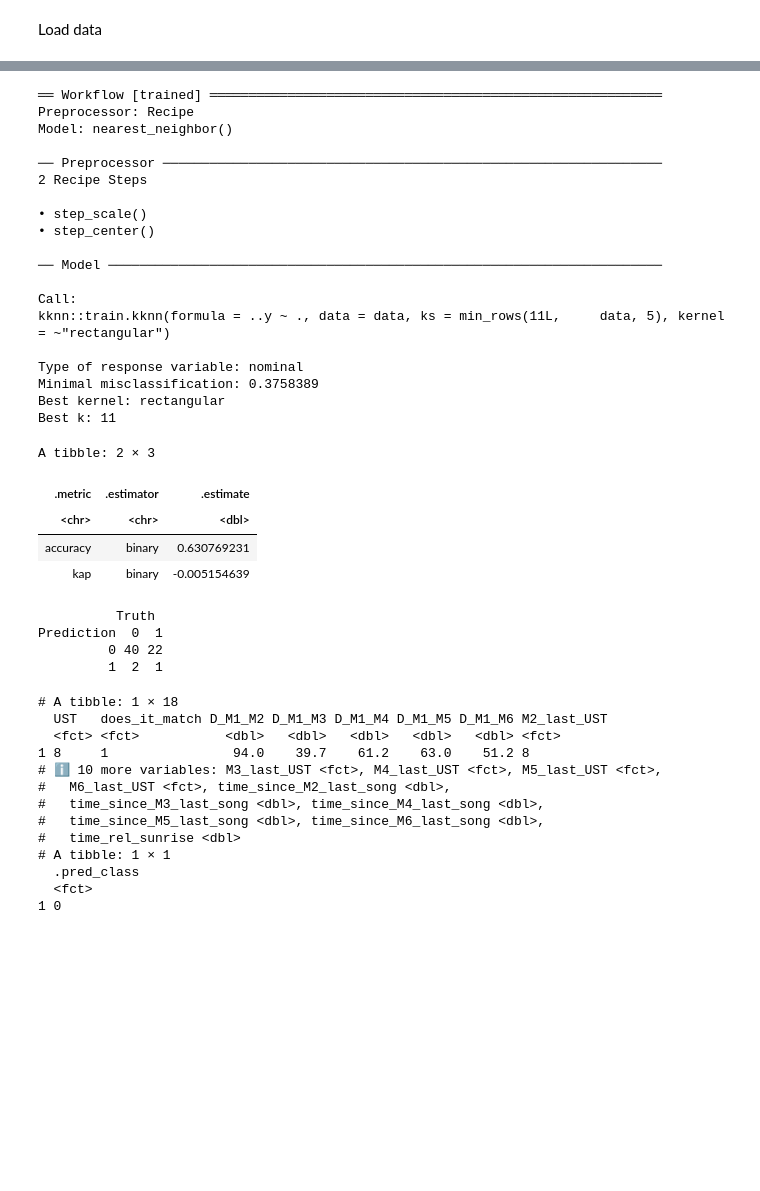
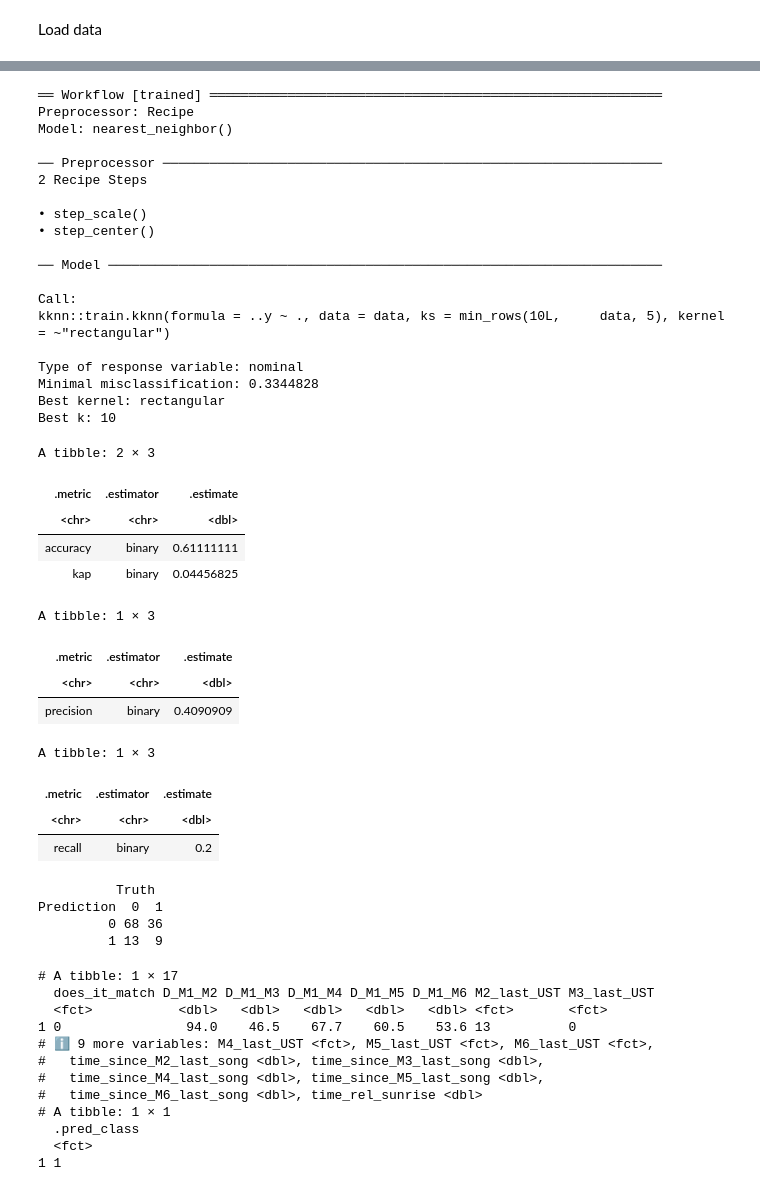
Before and after one commit to jsanvik/Birdsong, a Jupyter notebook: 03 Modelling/01 match_knn.ipynb, the cells around one changed output, grey strips where cells are left out. Saved outputs shown, nothing was run; the diff lists cells and outputs as text; code cells hidden in the pictures; blank space fills up the shorter version.

```diff
--- a/03 Modelling/01 match_knn.ipynb
+++ b/03 Modelling/01 match_knn.ipynb
@@ -46,11 +46,12 @@ dttm  (1): DateTime
 ℹ Specify the column types or set `show_col_types = FALSE` to quiet this message.
 # %%
 # Model Inputs
-model_inputs <- c(
-        "UST", "does_it_match",
+model_columns <- c(
+        # "UST",
+        "does_it_match",
         "D_M1_M2", "D_M1_M3", "D_M1_M4", "D_M1_M5", "D_M1_M6",
         # TODO: Add M1 last UST, but shift it 1 back (not M1's current song, but M1's previous song)
-        "M2_last_UST", "M3_last_UST", "M4_last_UST", "M5_last_UST", "M6_last_UST",
+        "M2_last_UST", "M3_last_UST", "M4_last_UST", "M5_last_UST", "M6_last_UST", # TODO: These are categorical variables, how does this implementation of knn handle those?
         # "time_M1_last_song", "time_M2_last_song", "time_M3_last_song", "time_M4_last_song", "time_M5_last_song", "time_M6_last_song",
     	"time_since_M2_last_song", "time_since_M3_last_song", "time_since_M4_last_song", "time_since_M5_last_song", "time_since_M6_last_song", # did not include time since M1 last song because it is always 0
         "time_rel_sunrise"
@@ -61,7 +62,7 @@ data <- data %>%
     mutate(across(contains("UST"), ~ as.factor(.x)),
         does_it_match = as.factor(does_it_match),
         number_of_matches = as.integer(number_of_matches)) %>%
-    select(model_inputs)
+    select(model_columns)
 # %% [output]
 Warning message:
 "Using an external vector in selections was deprecated in tidyselect 1.1.0.
@@ -126,7 +126,7 @@ recipe <- recipe(does_it_match ~ ., data = train_data) %>%
     step_center(all_numeric()) # center all numeric predictors
 # %%
 # Create model specification
-k_model_tuning_spec <- nearest_neighbor(weight_func = "rectangular", neighbors=tune()) %>%
+k_model_tuning_spec <- nearest_neighbor(weight_func = tune(), neighbors=tune()) %>%
     set_engine("kknn") %>%
     set_mode("classification")
 # %%
@@ -135,7 +135,7 @@ k_model_tuning <- workflow() %>%
     add_recipe(recipe) %>%
     add_model(k_model_tuning_spec) %>%
 
-        tune_grid(resamples = train_vfold) # for v-fold cross validation, tuning k parameter
+        tune_grid(resamples = train_vfold, neighbors = k_vals) # for v-fold cross validation, tuning k parameter
         # fit(data = train_data) # to train on whole train set with no validation set
 
 k_model_tuning
@@ -220,12 +222,12 @@ Model: nearest_neighbor()
 ── Model ───────────────────────────────────────────────────────────────────────
 
 Call:
-kknn::train.kknn(formula = ..y ~ ., data = data, ks = min_rows(11L,     data, 5), kernel = ~"rectangular")
+kknn::train.kknn(formula = ..y ~ ., data = data, ks = min_rows(10L,     data, 5), kernel = ~"rectangular")
 
 Type of response variable: nominal
-Minimal misclassification: 0.3758389
+Minimal misclassification: 0.3344828
 Best kernel: rectangular
-Best k: 11
+Best k: 10
 # %%
 # Predict on the test set, and create a new DataFrame with inputs and outputs
 test_predictions <- model %>% predict(test_data) %>%
@@ -233,15 +235,24 @@ test_predictions <- model %>% predict(test_data) %>%
 # %%
 # test_predictions
 # %%
-# What was the accuracy of our model?
-test_predictions %>%
-    metrics(truth = does_it_match, estimate = .pred_class)
+# What was the accuracy, precision, and recall of our model?
+test_predictions %>% metrics(truth = does_it_match, estimate = .pred_class)
+test_predictions %>% precision(truth = does_it_match, estimate = .pred_class, event_level = "second") # Precision = correct positive predictions / total positive predictions
+test_predictions %>% recall(truth = does_it_match, estimate = .pred_class, event_level = "second") # Recall = correct positive predictions / total positive test set observations
 # %% [output]
 A tibble: 2 × 3
 | .metric | .estimator | .estimate |
 | <chr> | <chr> | <dbl> |
-| accuracy | binary | 0.630769231 |
-| kap | binary | -0.005154639 |
+| accuracy | binary | 0.61111111 |
+| kap | binary | 0.04456825 |
+A tibble: 1 × 3
+| .metric | .estimator | .estimate |
+| <chr> | <chr> | <dbl> |
+| precision | binary | 0.4090909 |
+A tibble: 1 × 3
+| .metric | .estimator | .estimate |
+| <chr> | <chr> | <dbl> |
+| recall | binary | 0.2 |
 # %%
 # test_predictions %>% pull(does_it_match) %>% levels()
 confusion_matrix <- test_predictions %>%
@@ -250,8 +261,8 @@ confusion_matrix
 # %% [output]
           Truth
 Prediction  0  1
-         0 40 22
-         1  2  1
+         0 68 36
+         1 13  9
 # %%
 # Test classifier on a random row in the DataFrame
 test_observation <- slice_sample(test_data %>% mutate(across(where(is.numeric), ~ replace_na(.x, 0))), n=1)
@@ -259,16 +270,15 @@ print(test_observation)
 test_prediction <- model %>% predict(test_observation)
 print(test_prediction)
 # %% [output]
-# A tibble: 1 × 18
-  UST   does_it_match D_M1_M2 D_M1_M3 D_M1_M4 D_M1_M5 D_M1_M6 M2_last_UST
-  <fct> <fct>           <dbl>   <dbl>   <dbl>   <dbl>   <dbl> <fct>
-1 8     1                94.0    39.7    61.2    63.0    51.2 8
-# ℹ 10 more variables: M3_last_UST <fct>, M4_last_UST <fct>, M5_last_UST <fct>,
-#   M6_last_UST <fct>, time_since_M2_last_song <dbl>,
-#   time_since_M3_last_song <dbl>, time_since_M4_last_song <dbl>,
-#   time_since_M5_last_song <dbl>, time_since_M6_last_song <dbl>,
-#   time_rel_sunrise <dbl>
+# A tibble: 1 × 17
+  does_it_match D_M1_M2 D_M1_M3 D_M1_M4 D_M1_M5 D_M1_M6 M2_last_UST M3_last_UST
+  <fct>           <dbl>   <dbl>   <dbl>   <dbl>   <dbl> <fct>       <fct>
+1 0                94.0    46.5    67.7    60.5    53.6 13          0
+# ℹ 9 more variables: M4_last_UST <fct>, M5_last_UST <fct>, M6_last_UST <fct>,
+#   time_since_M2_last_song <dbl>, time_since_M3_last_song <dbl>,
+#   time_since_M4_last_song <dbl>, time_since_M5_last_song <dbl>,
+#   time_since_M6_last_song <dbl>, time_rel_sunrise <dbl>
 # A tibble: 1 × 1
   .pred_class
   <fct>
-1 0
+1 1
```
Also changed, not shown: parts of 8 cells of this notebook, 5 other files.
